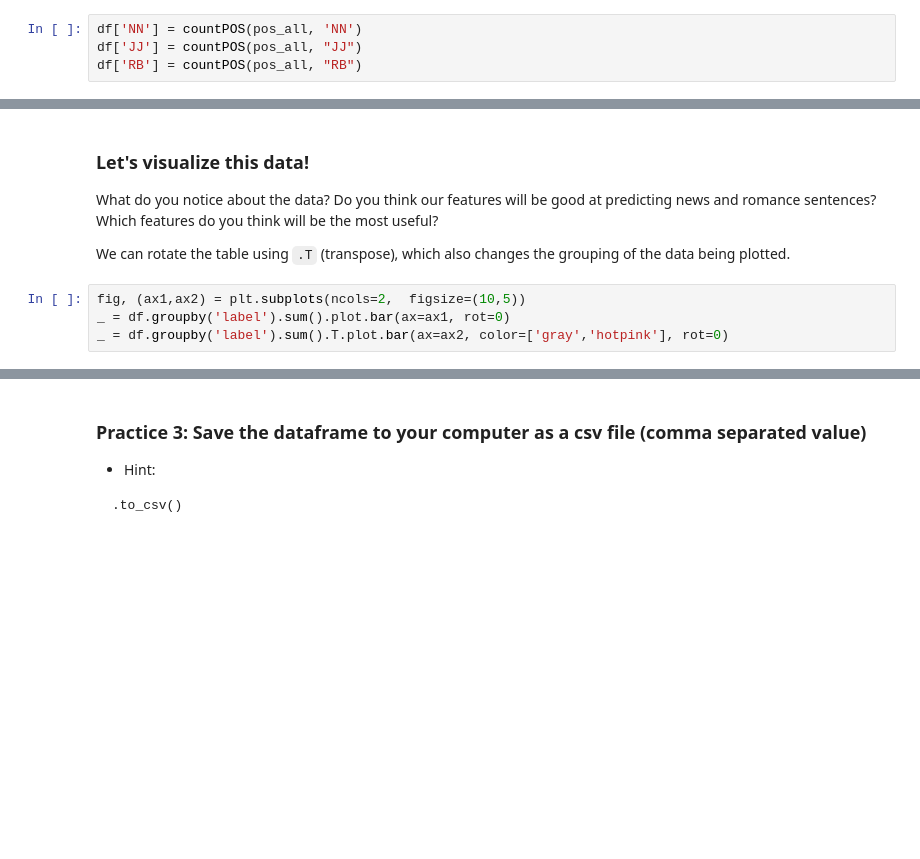
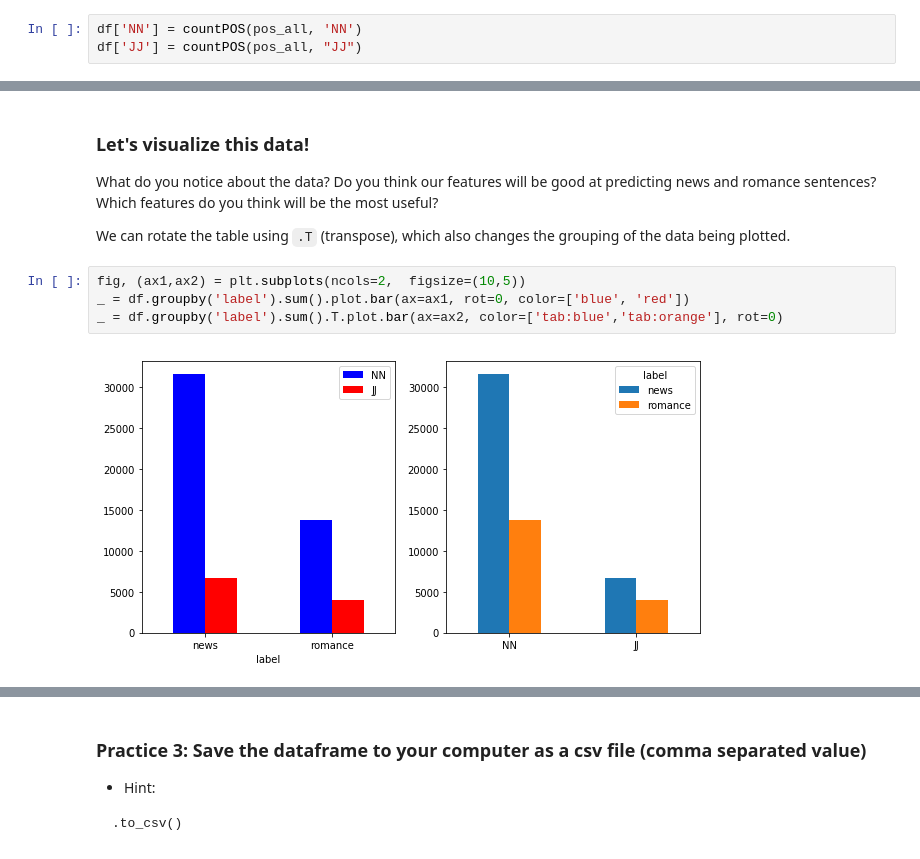
Before and after one commit to rachelrakov/Intro_to_Machine_Learning, a Jupyter notebook: intro_to_ml_with_python.ipynb, the cells around one changed output, grey strips where cells are left out. Cells and saved outputs as stored; diff of their text form; blank space fills up the shorter version.

```diff
--- a/intro_to_ml_with_python.ipynb
+++ b/intro_to_ml_with_python.ipynb
@@ -233,6 +275,5 @@ We will now call this function three different times, one for each of the parts
 # %%
 df['NN'] = countPOS(pos_all, 'NN')
 df['JJ'] = countPOS(pos_all, "JJ")
-df['RB'] = countPOS(pos_all, "RB")
 # %%
 df.head()
@@ -250,5 +310,7 @@ What do you notice about the data?  Do you think our features will be good at pr
 We can rotate the table using `.T` (transpose), which also changes the grouping of the data being plotted.
 # %%
 fig, (ax1,ax2) = plt.subplots(ncols=2,  figsize=(10,5))
-_ = df.groupby('label').sum().plot.bar(ax=ax1, rot=0)
-_ = df.groupby('label').sum().T.plot.bar(ax=ax2, color=['gray','hotpink'], rot=0)
+_ = df.groupby('label').sum().plot.bar(ax=ax1, rot=0, color=['blue', 'red'])
+_ = df.groupby('label').sum().T.plot.bar(ax=ax2, color=['tab:blue','tab:orange'], rot=0)
+# %% [output]
+[figure, added]
```
Also changed, not shown: parts of 16 cells of this notebook, 1 other file.
